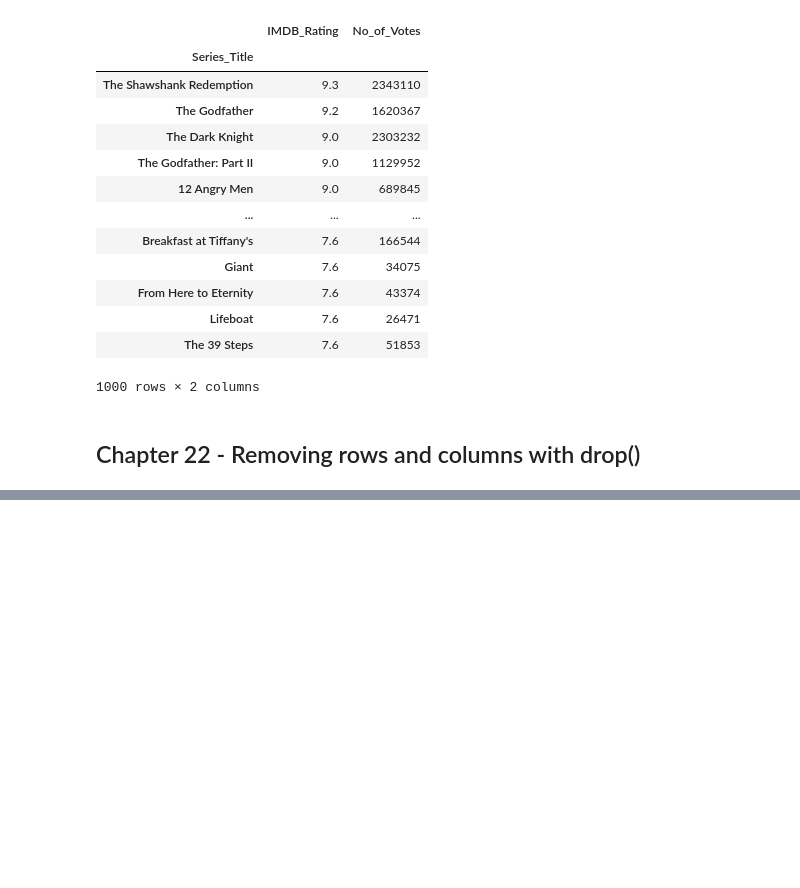
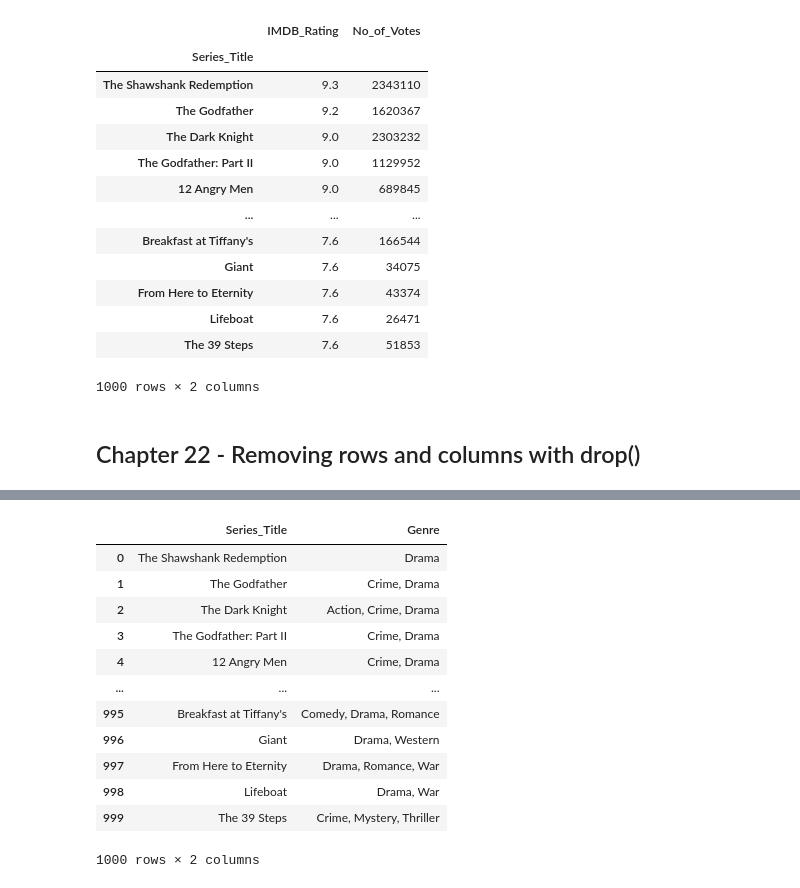
Before and after one commit to htv2012/python_notebooks, a Jupyter notebook: notebooks/udemy-learn-pandas/003-dataframe-1/dataframe1.ipynb, the cells around one changed output, grey strips where cells are left out. Cells and saved outputs as stored; diff of their text form; code cells hidden in the pictures; blank space fills up the shorter version.

```diff
--- a/notebooks/udemy-learn-pandas/003-dataframe-1/dataframe1.ipynb
+++ b/notebooks/udemy-learn-pandas/003-dataframe-1/dataframe1.ipynb
@@ -609,0 +623,19 @@ movies
+# %%
+#
+# Display selected column
+#
+movies[["Series_Title", "Genre"]]
+# %% [output]
+|  | Series_Title | Genre |
+| 0 | The Shawshank Redemption | Drama |
+| 1 | The Godfather | Crime, Drama |
+| 2 | The Dark Knight | Action, Crime, Drama |
+| 3 | The Godfather: Part II | Crime, Drama |
+| 4 | 12 Angry Men | Crime, Drama |
+| ... | ... | ... |
+| 995 | Breakfast at Tiffany's | Comedy, Drama, Romance |
+| 996 | Giant | Drama, Western |
+| 997 | From Here to Eternity | Drama, Romance, War |
+| 998 | Lifeboat | Drama, War |
+| 999 | The 39 Steps | Crime, Mystery, Thriller |
+1000 rows × 2 columns
```
Also changed, not shown: parts of 6 cells of this notebook.
